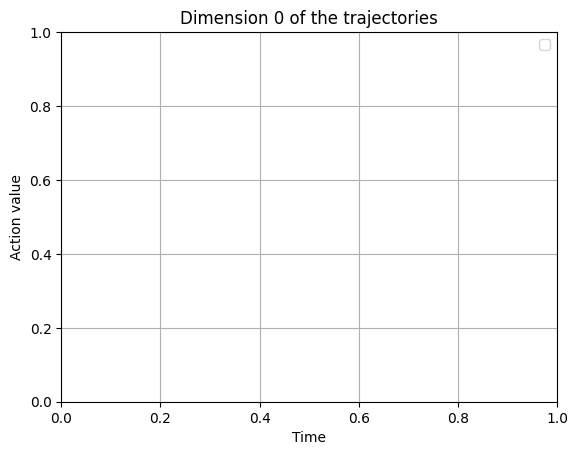
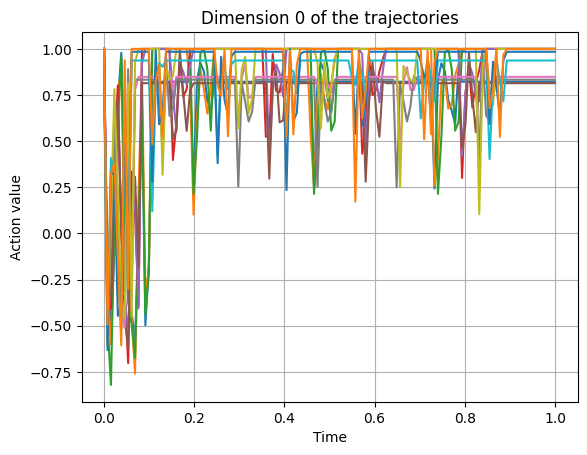
The notebook cell's code change between the first figure and the second:
--- before
+++ after
@@ -3,11 +3,11 @@
 dim = 0
 for i in range(len(x)):
-    if g[i] == 5:  # Only plot trajectories with frequency 1 for clarity
-        plt.plot(x[i], y[i][:, dim], label=f"Train - freq {g[i]}")
+    # if g[i] == 5:  # Only plot trajectories with frequency 1 for clarity
+    plt.plot(x[i], y[i][:, dim], label=f"Train - freq {g[i]}")
 # for i in range(len(x_test)):
     # plt.plot(x_test[i], y_test[i][:, dim], label=f"Test - freq {g_test[i]}")
 
 plt.grid()  # Add grid for better visibility
-plt.legend()
+# plt.legend()
 plt.title(f"Dimension {dim} of the trajectories")
 plt.xlabel("Time")

Commit: adroit sim-related updates and training script